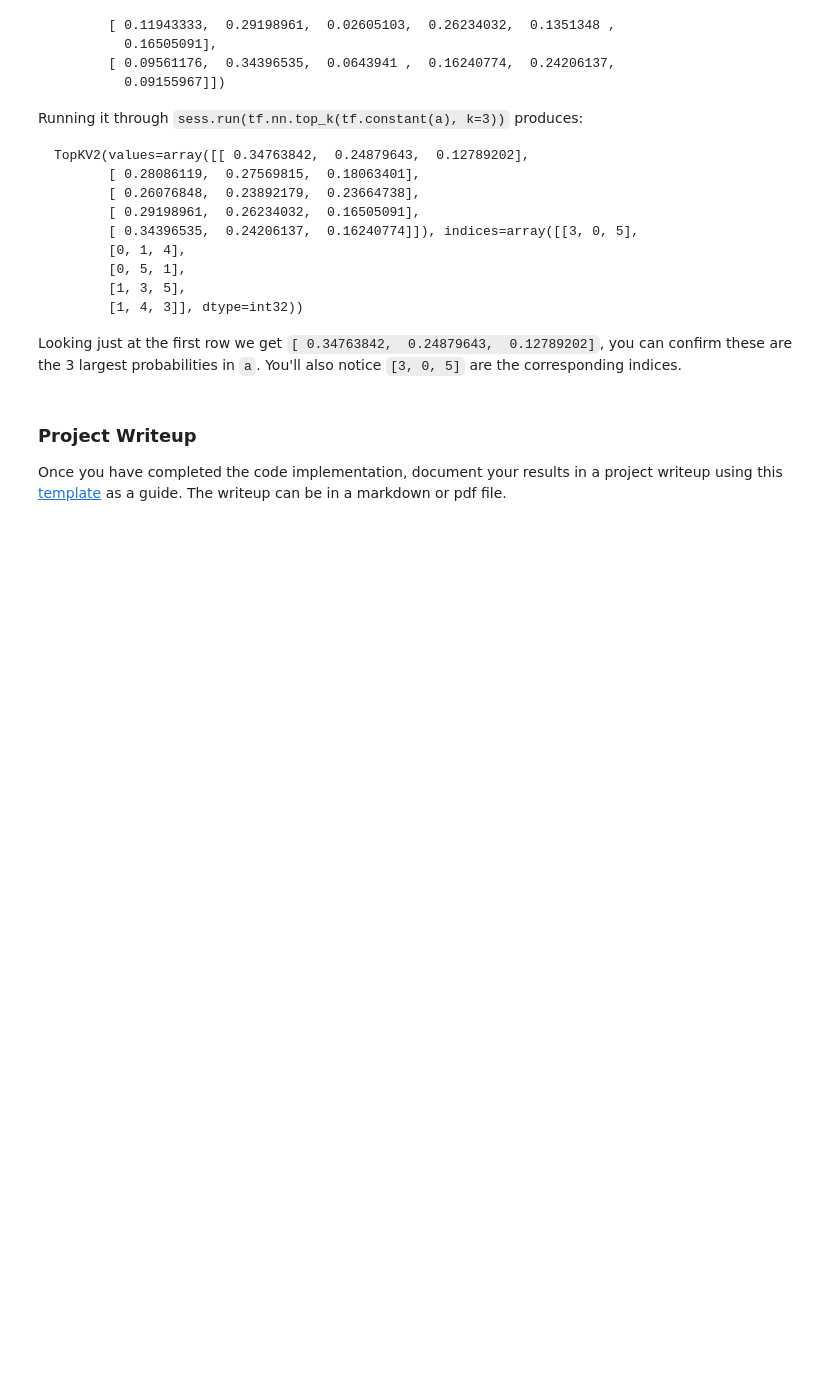
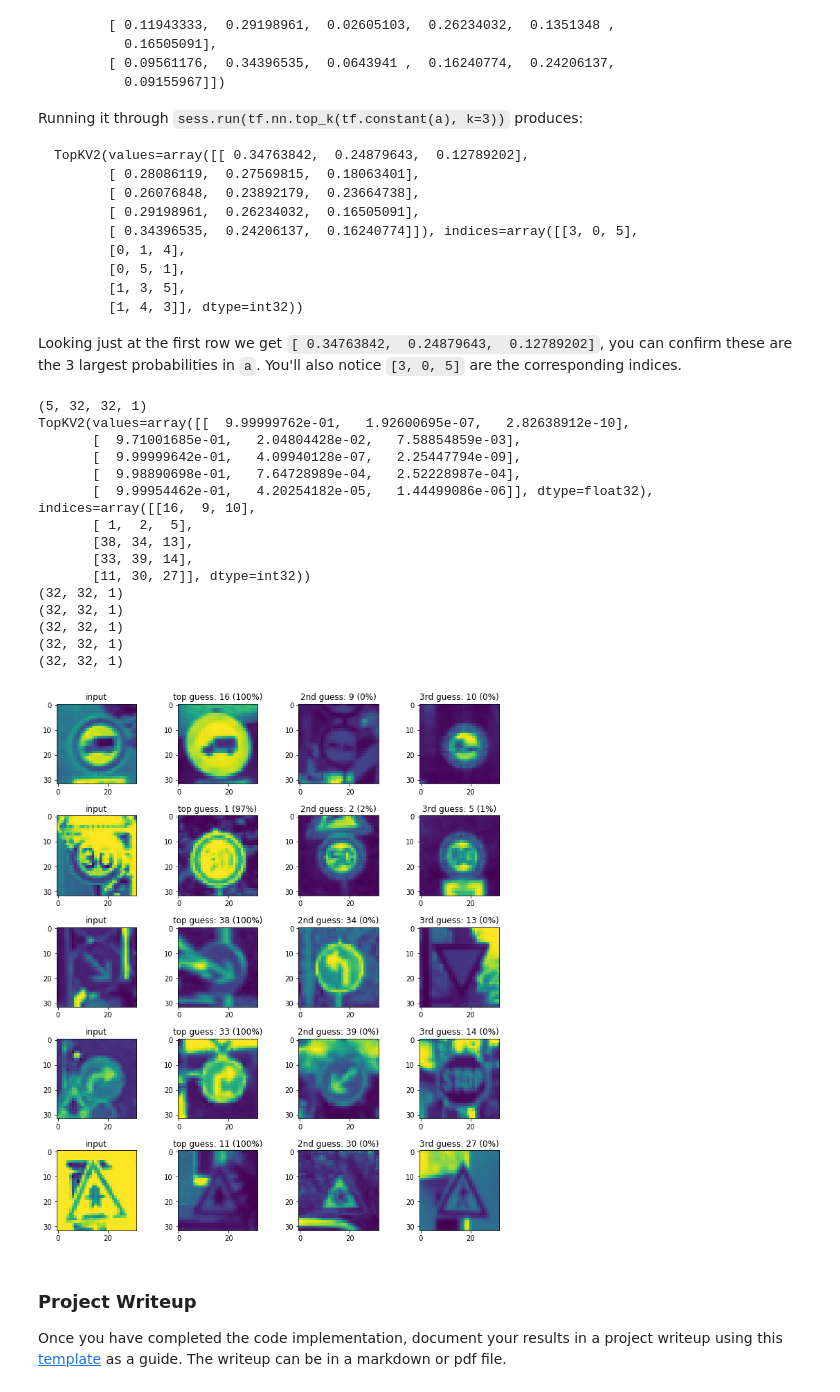
Before and after one commit to gvp-study/CarND-Traffic-Sign-Classifier-Project, a Jupyter notebook: Traffic_Sign_Classifier6.ipynb, the cells around one changed output. Drawn from its saved outputs; the diff is of its cells as text; code cells hidden in the pictures; blank space fills up the shorter version.

```diff
--- a/Traffic_Sign_Classifier6.ipynb
+++ b/Traffic_Sign_Classifier6.ipynb
@@ -671,27 +671,59 @@ Looking just at the first row we get `[ 0.34763842,  0.24879643,  0.12789202]`,
 # %%
 ###
 ### Part of this code to display the probabilities was taken from the work of Jeremy Shannon.
 ### https://github.com/jeremy-shannon/CarND-Traffic-Sign-Classifier-Project/blob/master/Traffic_Sign_Classifier.ipynb
 
 softmax_logits = tf.nn.softmax(logits)
 top_k = tf.nn.top_k(softmax_logits, k=3)
 print(X_examples.shape)
 
 with tf.Session() as sess:
     sess.run(tf.global_variables_initializer())
     #sess.run(tf.initialize_all_variables())
     saver = tf.train.import_meta_graph('./lenet.meta')
     saver.restore(sess, "./lenet")
-    softmax_logits = sess.run(softmax_logits, feed_dict={x: X_examples})
-    top_k = sess.run(top_k, feed_dict={x: X_examples})
+    softmax_logits = sess.run(softmax_logits, feed_dict={x: X_examples, keep_prob:1.0})
+    top_k = sess.run(top_k, feed_dict={x: X_examples, keep_prob:1.0})
     print(top_k)
 
     fig, axs = plt.subplots(len(X_examples),4, figsize=(12, 14))
     fig.subplots_adjust(hspace = .4, wspace=.2)
     axs = axs.ravel()
 
-    for i, image in enumerate(X_examples_old):
-        print(i, 'top guess: {} ({:.0f}%)'.format(guess1, 100*top_k[0][i][0]))
+    for i, image in enumerate(X_examples):
+        print(image.shape)
+        image = np.reshape(image, (32,32))
+        axs[4*i].imshow(image)
+        axs[4*i].set_title('input')
+        guess1 = top_k[1][i][0]
+        index1 = np.argwhere(y_valid == guess1)[0]
+        axs[4*i+1].imshow(X_valid[index1].squeeze())
+        axs[4*i+1].set_title('top guess: {} ({:.0f}%)'.format(guess1, 100*top_k[0][i][0]))
+        guess2 = top_k[1][i][1]
+        index2 = np.argwhere(y_valid == guess2)[0]
+        axs[4*i+2].imshow(X_valid[index2].squeeze())
+        axs[4*i+2].set_title('2nd guess: {} ({:.0f}%)'.format(guess2, 100*top_k[0][i][1]))
+        guess3 = top_k[1][i][2]
+        index3 = np.argwhere(y_valid == guess3)[0]
+        axs[4*i+3].imshow(X_valid[index3].squeeze())
+        axs[4*i+3].set_title('3rd guess: {} ({:.0f}%)'.format(guess3, 100*top_k[0][i][2]))
+# %% [output]
+(5, 32, 32, 1)
+TopKV2(values=array([[  9.99999762e-01,   1.92600695e-07,   2.82638912e-10],
+       [  9.71001685e-01,   2.04804428e-02,   7.58854859e-03],
+       [  9.99999642e-01,   4.09940128e-07,   2.25447794e-09],
+       [  9.98890698e-01,   7.64728989e-04,   2.52228987e-04],
+       [  9.99954462e-01,   4.20254182e-05,   1.44499086e-06]], dtype=float32), indices=array([[16,  9, 10],
+       [ 1,  2,  5],
+       [38, 34, 13],
+       [33, 39, 14],
+       [11, 30, 27]], dtype=int32))
+(32, 32, 1)
+(32, 32, 1)
+(32, 32, 1)
+(32, 32, 1)
+(32, 32, 1)
+[figure, added]
 # %% [markdown]
 ### Project Writeup
 
```
Also changed, not shown: parts of 6 cells of this notebook.
